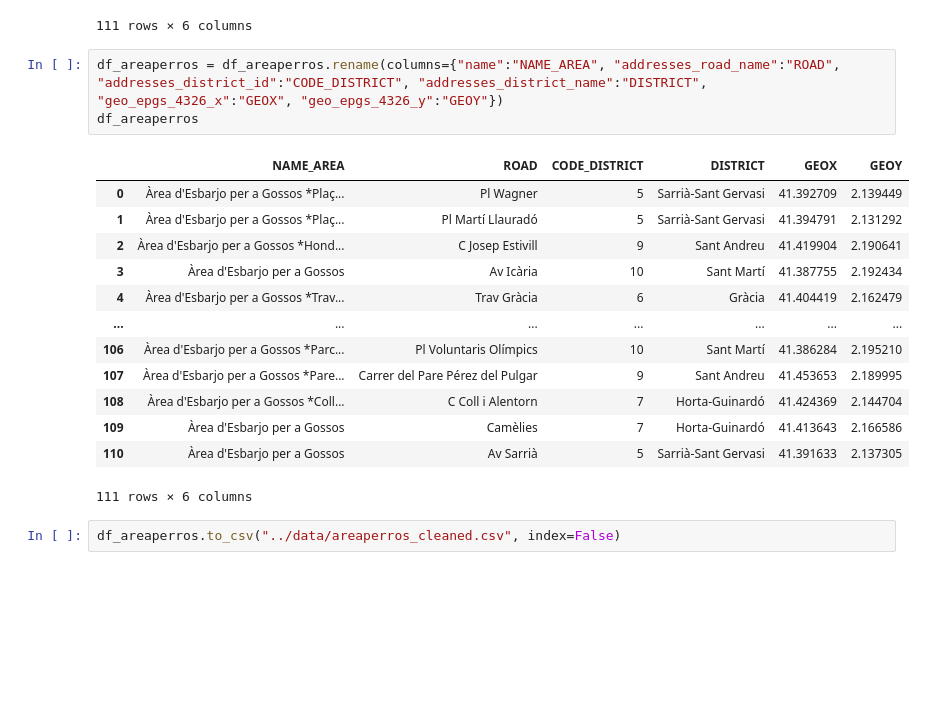
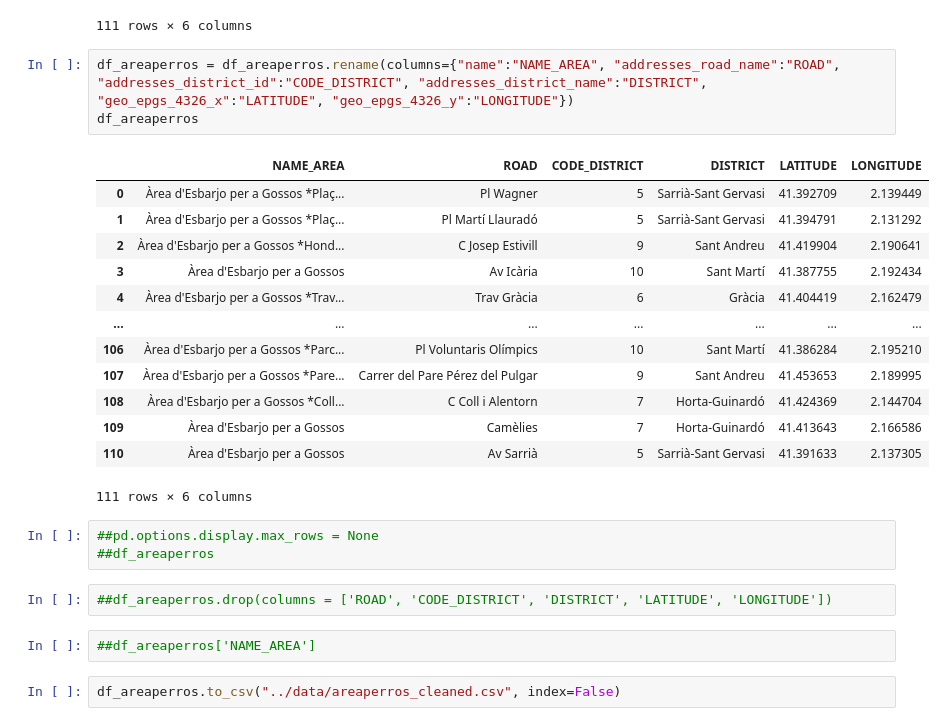
Before and after one commit to Jengoag/bcn_project, a Jupyter notebook: code/areaperroscode.ipynb, the cells around one changed output. Cells and saved outputs as stored; diff of their text form; blank space fills up the shorter version.

Commit message:
renamed columns

```diff
--- a/code/areaperroscode.ipynb
+++ b/code/areaperroscode.ipynb
@@ -112,10 +112,10 @@ df_areaperros
 | 110 | Àrea d'Esbarjo per a Gossos | Av Sarrià | 5 | Sarrià-Sant Gervasi | 41.391633 | ... |
 111 rows × 6 columns
 # %%
-df_areaperros = df_areaperros.rename(columns={"name":"NAME_AREA", "addresses_road_name":"ROAD", "addresses_district_id":"CODE_DISTRICT", "addresses_district_name":"DISTRICT", "geo_epgs_4326_x":"GEOX", "geo_epgs_4326_y":"GEOY"})
+df_areaperros = df_areaperros.rename(columns={"name":"NAME_AREA", "addresses_road_name":"ROAD", "addresses_district_id":"CODE_DISTRICT", "addresses_district_name":"DISTRICT", "geo_epgs_4326_x":"LATITUDE", "geo_epgs_4326_y":"LONGITUDE"})
 df_areaperros
 # %% [output]
-|  | NAME_AREA | ROAD | CODE_DISTRICT | DISTRICT | GEOX | GEOY |
+|  | NAME_AREA | ROAD | CODE_DISTRICT | DISTRICT | LATITUDE | LONGITUDE |
 | 0 | Àrea d'Esbarjo per a Gossos *Plaç... | Pl Wagner | 5 | Sarrià-Sant Gervasi | 41.392709 | 2.139449 |
 | 1 | Àrea d'Esbarjo per a Gossos *Plaç... | Pl Martí Llauradó | 5 | Sarrià-Sant Gervasi | 41.394791 | 2.131292 |
 | 2 | Àrea d'Esbarjo per a Gossos *Hond... | C Josep Estivill | 9 | Sant Andreu | 41.419904 | 2.190641 |
@@ -128,5 +128,12 @@ df_areaperros
 | 109 | Àrea d'Esbarjo per a Gossos | Camèlies | 7 | Horta-Guinardó | 41.413643 | 2.166586 |
 | 110 | Àrea d'Esbarjo per a Gossos | Av Sarrià | 5 | Sarrià-Sant Gervasi | 41.391633 | 2.137305 |
 111 rows × 6 columns
+# %%
+##pd.options.display.max_rows = None
+##df_areaperros
+# %%
+##df_areaperros.drop(columns = ['ROAD', 'CODE_DISTRICT', 'DISTRICT', 'LATITUDE', 'LONGITUDE'])
+# %%
+##df_areaperros['NAME_AREA']
 # %%
 df_areaperros.to_csv("../data/areaperros_cleaned.csv", index=False)
```
Also changed, not shown: 3 other files.
